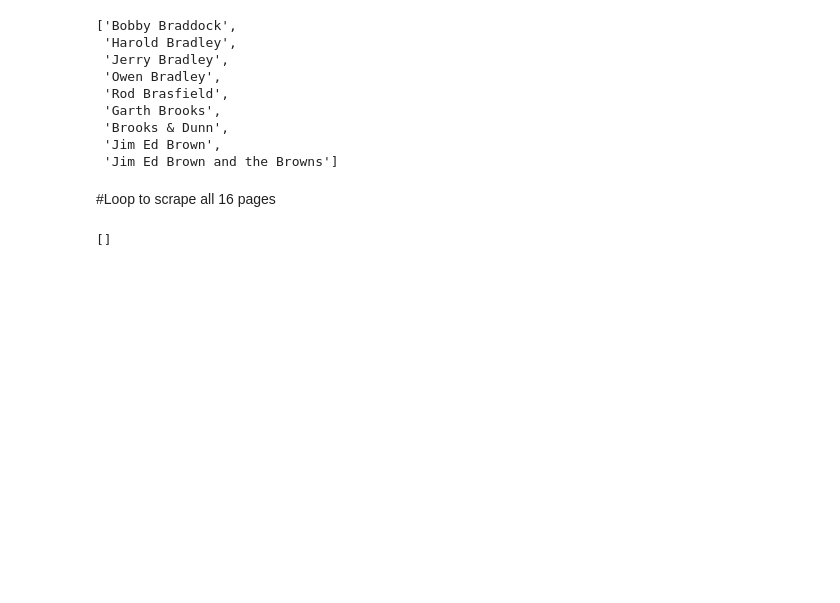
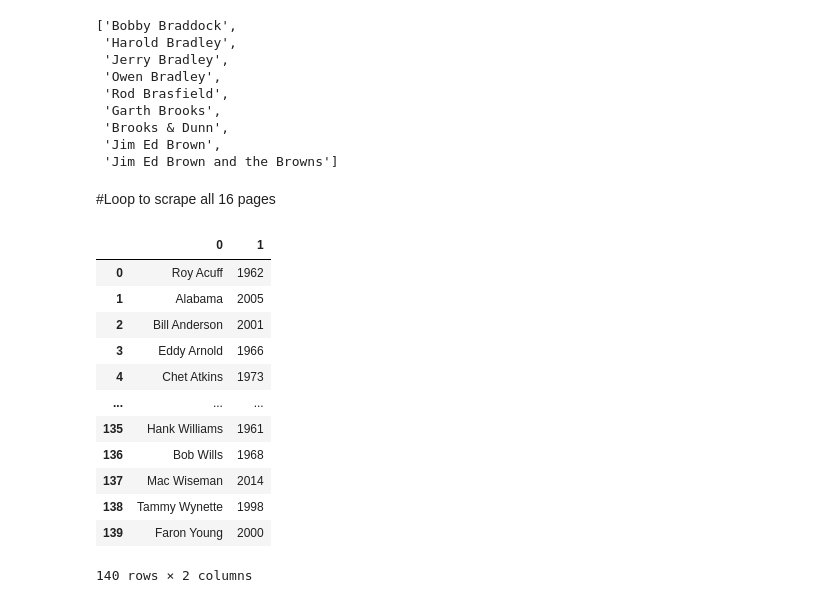
Before and after one commit to tomleewise/web-scraping-country-music-hof-tomleewise, a Jupyter notebook: country_music_hof_scrape.ipynb, the cells around one changed output. Saved outputs shown, nothing was run; the diff lists cells and outputs as text; code cells hidden in the pictures; blank space fills up the shorter version.

```diff
--- a/country_music_hof_scrape.ipynb
+++ b/country_music_hof_scrape.ipynb
@@ -174,4 +180,40 @@ while page != 17:
-# %%
-yearlist2
-# %% [output]
-[]
+# %%
+#Andrew's modified code from the walkthrough
+all_artists = []
+all_years_inducted = []
+for page in range(1, 17):
+    if page == 1:
+        hof_url = 'https://countrymusichalloffame.org/hall-of-fame/members/'
+    else:
+        hof_url = f'https://countrymusichalloffame.org/hall-of-fame/members/page/{page}'
+    response = requests.get(hof_url)
+    soup = BeautifulSoup(response.content, 'lxml')
+
+    artists_page = soup.find_all('h3')
+    artist_list_page = [artist.text for artist in artists_page]
+
+    years_inducted_page = soup.find_all('p')
+    years_inducted_list_page = [int(re.findall('\d+', year_str.text)[0]) for year_str in years_inducted_page
+                               if re.match('\s+Inducted\s\d+\s+', year_str.text)]
+
+    all_artists.extend(artist_list_page)
+    all_years_inducted.extend(years_inducted_list_page)
+# %%
+lists_2 = [all_artists, all_years_inducted]
+hof_df_all = pd.concat([pd.Series(x) for x in lists_2], axis=1)
+# %%
+hof_df_all
+# %% [output]
+|  | 0 | 1 |
+| 0 | Roy Acuff | 1962 |
+| 1 | Alabama | 2005 |
+| 2 | Bill Anderson | 2001 |
+| 3 | Eddy Arnold | 1966 |
+| 4 | Chet Atkins | 1973 |
+| ... | ... | ... |
+| 135 | Hank Williams | 1961 |
+| 136 | Bob Wills | 1968 |
+| 137 | Mac Wiseman | 2014 |
+| 138 | Tammy Wynette | 1998 |
+| 139 | Faron Young | 2000 |
+140 rows × 2 columns
```
Also changed, not shown: parts of 5 cells of this notebook.
